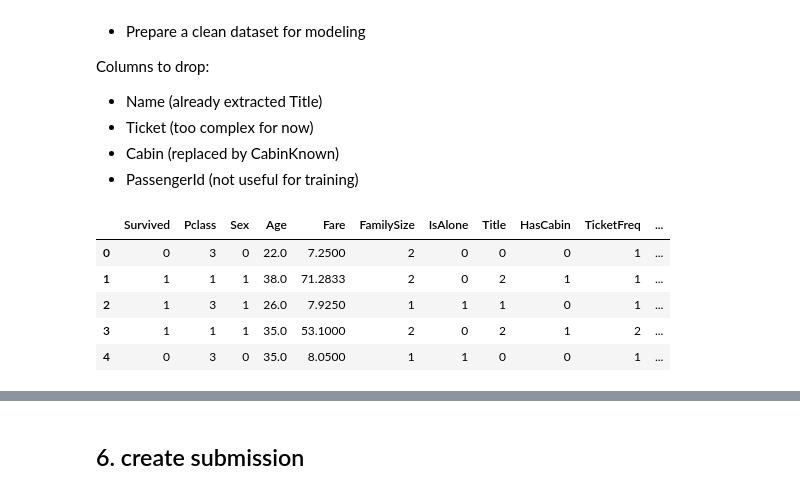
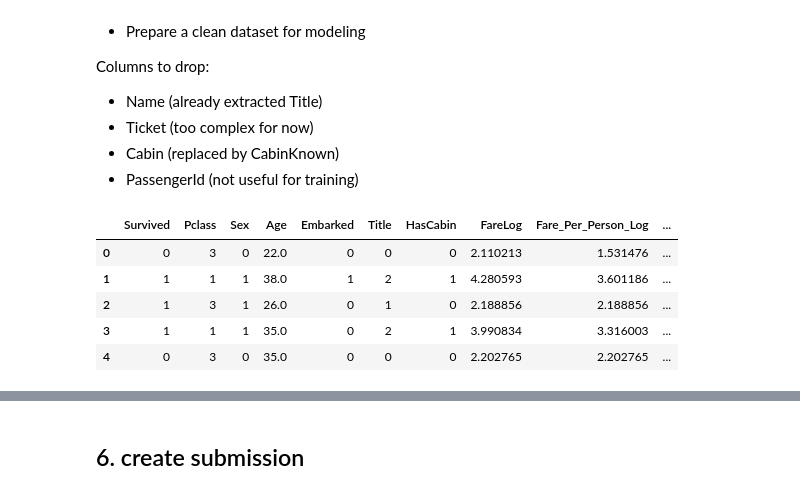
Before and after one commit to saljaoui/kaggle-titanic, a Jupyter notebook: notebooks/main.ipynb, the cells around one changed output, grey strips where cells are left out. Cells and saved outputs as stored; diff of their text form; code cells hidden in the pictures.

```diff
--- a/notebooks/main.ipynb
+++ b/notebooks/main.ipynb
@@ -188,7 +191,7 @@ Feature engineering is critical for improving accuracy.
 # %%
 for df in [train_df, test_df]:
     df["FamilySize"] = df["SibSp"] + df["Parch"] + 1
-    df["IsAlone"] = (df["FamilySize"] == 1).astype(int)
+    # df["IsAlone"] = (df["FamilySize"] == 1).astype(int)
 # %%
 for df in [train_df, test_df]:
     df["Title"] = df["Name"].str.extract(r" ([A-Za-z]+)\.", expand=False)
@@ -196,9 +199,6 @@ for df in [train_df, test_df]:
     df["Title"] = df["Title"].replace(['Mlle', 'Ms'], 'Miss')
     df["Title"] = df["Title"].replace(['Mme', 'Lady', 'Countess', 'Dona'], 'Mrs')
     df["HasCabin"] = df["Cabin"].notna().astype(int)
-    ticket_counts = df["Ticket"].value_counts()
-    df["TicketFreq"] = df["Ticket"].map(ticket_counts)
-    df["FareBin"] = pd.qcut(df["Fare"].fillna(0), q=5, labels=False).astype(int)
 # %%
 for df in [train_df, test_df]:
     df["Age"] = df.groupby("Title")["Age"].transform( lambda x: x.fillna(x.median()))
@@ -220,26 +220,38 @@ Columns to drop:
 - PassengerId (not useful for training)
 # %%
 passenger_id = test_df["PassengerId"]
+
+
 
 for df in [train_df, test_df]:
     df["Sex"] = df["Sex"].map({"male": 0, "female": 1})
     df["Embarked"] = df["Embarked"].fillna("S")
     df["Embarked"] = df["Embarked"].map({"S": 0, "C": 1, "Q": 2})
     df["Title"] = df["Title"].map({"Mr": 0, "Miss": 1, "Mrs": 2, "Master": 3}).fillna(0).astype(int)
 
-    df["Pclass_Sex"] = df["Pclass"] * df["Sex"]
-    df["Sex_IsAlone"] = df["Sex"] * df["IsAlone"]
-    df["Pclass_Fare"] = df["Pclass"] * df["Fare"]
+    df["Fare_Per_Person"] = df["Fare"] / df["FamilySize"]
+    df['FareLog']             = np.log1p(df['Fare'])
+    df['Fare_Per_Person_Log'] = np.log1p(df['Fare_Per_Person'])
+    df['Age_Class']           = df['Age'] * df['Pclass']
+    df['Sex_x_Pclass']        = df['Sex'] * df['Pclass']
+    df['Age_Sex']             = df['Age'] * df['Sex']
+    df['Sex_Title']           = df['Sex'] * df['Title']
+    df['IsWoman_1st']         = ((df['Sex']==0) & (df['Pclass']==1)).astype(int)
+    df['IsWoman_3st']         = ((df['Sex']==0) & (df['Pclass']==3)).astype(int)
+    df['IsWoman']             = ((df['Sex']==0)).astype(int)
+    df['IsBoy']               = ((df['Age']<15) & (df['Sex']==1)).astype(int)
+    df['IsBoyAlone']     = ((df['Age'] < 15) & (df['FamilySize'] == 1)).astype(int)
 
-    df.drop(["Name", "Ticket", "Cabin", "Parch", "SibSp", "Embarked", "PassengerId"], axis=1, inplace=True)
+    df.drop(["Name", "Ticket", "Cabin", "Parch", "SibSp", "PassengerId", "Fare", "Fare_Per_Person", "FamilySize"], axis=1, inplace=True)
+
 train_df.head()
 # %% [output]
-|  | Survived | Pclass | Sex | Age | Fare | FamilySize | IsAlone | Title | HasCabin | TicketFreq | ... |
-| 0 | 0 | 3 | 0 | 22.0 | 7.2500 | 2 | 0 | 0 | 0 | 1 | ... |
-| 1 | 1 | 1 | 1 | 38.0 | 71.2833 | 2 | 0 | 2 | 1 | 1 | ... |
-| 2 | 1 | 3 | 1 | 26.0 | 7.9250 | 1 | 1 | 1 | 0 | 1 | ... |
-| 3 | 1 | 1 | 1 | 35.0 | 53.1000 | 2 | 0 | 2 | 1 | 2 | ... |
-| 4 | 0 | 3 | 0 | 35.0 | 8.0500 | 1 | 1 | 0 | 0 | 1 | ... |
+|  | Survived | Pclass | Sex | Age | Embarked | Title | HasCabin | FareLog | Fare_Per_Person_Log | ... |
+| 0 | 0 | 3 | 0 | 22.0 | 0 | 0 | 0 | 2.110213 | 1.531476 | ... |
+| 1 | 1 | 1 | 1 | 38.0 | 1 | 2 | 1 | 4.280593 | 3.601186 | ... |
+| 2 | 1 | 3 | 1 | 26.0 | 0 | 1 | 0 | 2.188856 | 2.188856 | ... |
+| 3 | 1 | 1 | 1 | 35.0 | 0 | 2 | 1 | 3.990834 | 3.316003 | ... |
+| 4 | 0 | 3 | 0 | 35.0 | 0 | 0 | 0 | 2.202765 | 2.202765 | ... |
 # %%
 y_train = train_df["Survived"]
 X_train = train_df.drop("Survived", axis=1)
```
Also changed, not shown: parts of 5 cells of this notebook, 1 other file.
